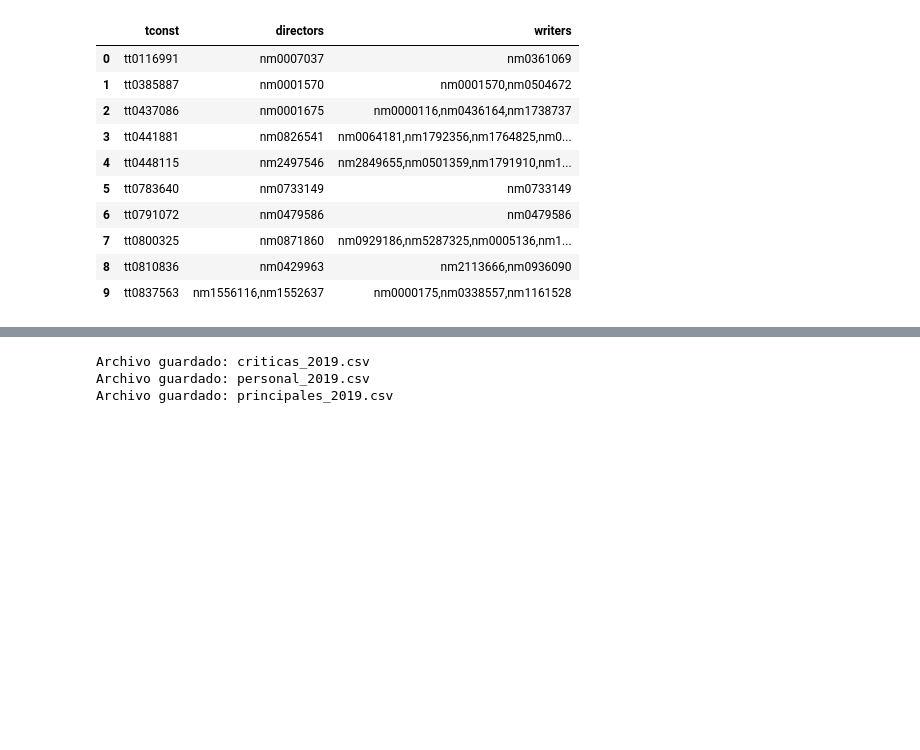
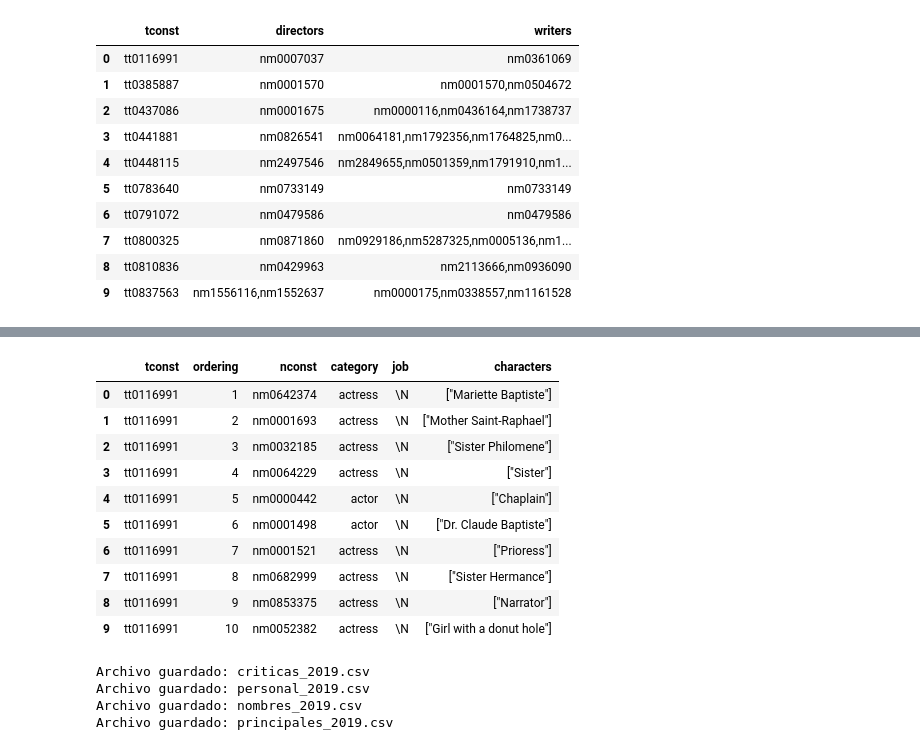
Before and after one commit to franncoronel/g5-backend, a Jupyter notebook: src/notebooks/titles.ipynb, the cells around one changed output, grey strips where cells are left out. Drawn from its saved outputs; the diff is of its cells as text; code cells hidden in the pictures; blank space fills up the shorter version.

```diff
--- a/src/notebooks/titles.ipynb
+++ b/src/notebooks/titles.ipynb
@@ -339,9 +360,24 @@ df_personal_filtrado.head(10)
+# %%
+df_principales_filtrado.head(10)
+# %% [output]
+|  | tconst | ordering | nconst | category | job | characters |
+| 0 | tt0116991 | 1 | nm0642374 | actress | \N | ["Mariette Baptiste"] |
+| 1 | tt0116991 | 2 | nm0001693 | actress | \N | ["Mother Saint-Raphael"] |
+| 2 | tt0116991 | 3 | nm0032185 | actress | \N | ["Sister Philomene"] |
+| 3 | tt0116991 | 4 | nm0064229 | actress | \N | ["Sister"] |
+| 4 | tt0116991 | 5 | nm0000442 | actor | \N | ["Chaplain"] |
+| 5 | tt0116991 | 6 | nm0001498 | actor | \N | ["Dr. Claude Baptiste"] |
+| 6 | tt0116991 | 7 | nm0001521 | actress | \N | ["Prioress"] |
+| 7 | tt0116991 | 8 | nm0682999 | actress | \N | ["Sister Hermance"] |
+| 8 | tt0116991 | 9 | nm0853375 | actress | \N | ["Narrator"] |
+| 9 | tt0116991 | 10 | nm0052382 | actress | \N | ["Girl with a donut hole"] |
 # %%
 DatasetManager().guardar_csv(df_criticas_filtrado, "criticas_2019.csv")
 DatasetManager().guardar_csv(df_personal_filtrado, "personal_2019.csv")
-#guardar_csv(df_nombres_filtrado, "nombres_2019.csv")
+DatasetManager().guardar_csv(df_nombres_filtrado, "nombres_2019.csv")
 DatasetManager().guardar_csv(df_principales_filtrado, "principales_2019.csv")
 # %% [output]
 Archivo guardado: criticas_2019.csv
 Archivo guardado: personal_2019.csv
+Archivo guardado: nombres_2019.csv
 Archivo guardado: principales_2019.csv
```
Also changed, not shown: parts of 2 cells of this notebook.
